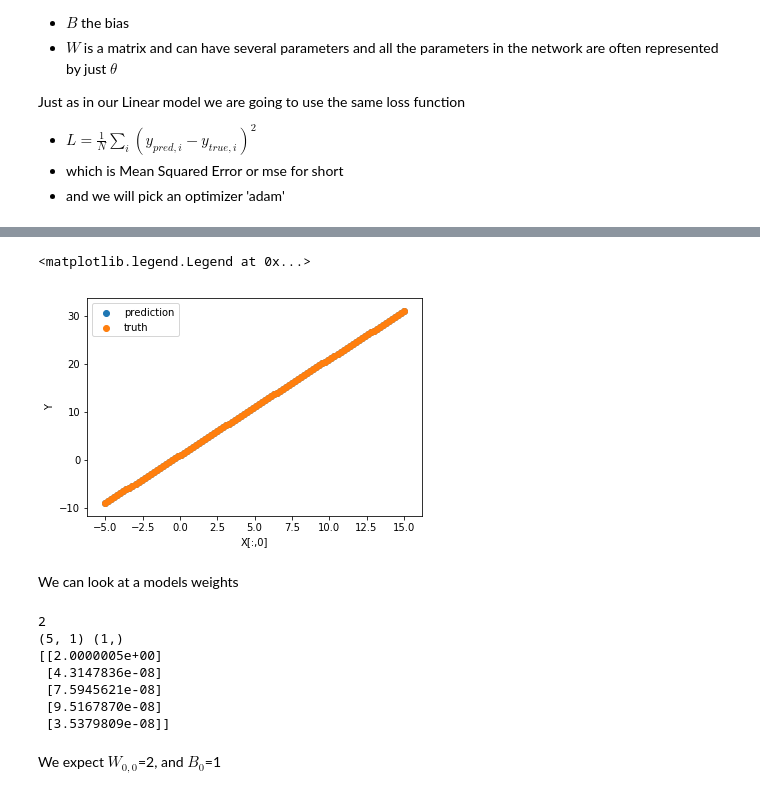
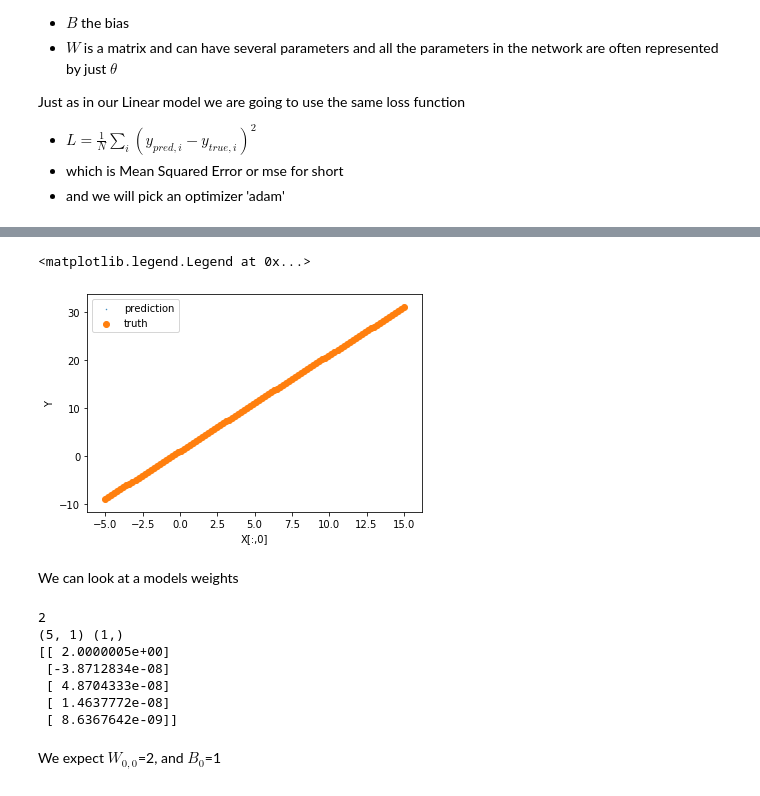
Before and after one commit to jsearcy1/racsml, a Jupyter notebook: notebooks/Neural_Networks.ipynb, the cells around one changed output, grey strips where cells are left out. Cells and saved outputs as stored; diff of their text form; code cells hidden in the pictures.

```diff
--- a/notebooks/Neural_Networks.ipynb
+++ b/notebooks/Neural_Networks.ipynb
@@ -46,4 +46,4 @@ We will need to fit this to data, which means finding the best values for $W_{i,
 input_layer=tf.keras.layers.Input(shape=(data_dim,))
 output_layer = tf.keras.layers.Dense(1)(input_layer)
 #A keras model is class used for fitting it takes input layers and output layers
-model=tf.keras.models.Model(input_layer,output_layer)
+linear_model=tf.keras.models.Model(input_layer,output_layer)
@@ -74,13 +79,13 @@ Just as in our Linear model we are going to use the same loss function
 
 
 #MSE= Mean Squared Error
-model.compile(loss='mse',optimizer='adam')
+linear_model.compile(loss='mse',optimizer='adam')
 
 # Fit Our Simple Neural Network
 # Stop fitting when the validation loss stops improving
 es=tf.keras.callbacks.EarlyStopping(monitor='val_loss', min_delta=0, patience=5, verbose=0, mode='auto')
 #Fit
-model.fit(X,Y,epochs=100,validation_split=0.5,callbacks=[es]) #Have Keras make a test/validation split for us
+linear_model.fit(X,Y,epochs=100,validation_split=0.5,callbacks=[es]) #Have Keras make a test/validation split for us
 # %% [output]
 Train on 5000 samples, validate on 5000 samples
 Epoch 1/100
@@ -103,21 +108,21 @@ Epoch 100/100
 # %%
 X_test=np.random.uniform(0,10,size=(100,data_dim))
 X_test[:,0]=np.linspace(-5,15,100)
 Y_test=func(X_test)
-Y_pred=model.predict(X_test)
+Y_pred=linear_model.predict(X_test)
 
-plt.scatter(X_test[:,0],Y_pred,label='prediction')
+plt.scatter(X_test[:,0],Y_pred,label='prediction',s=0.2)
 plt.scatter(X_test[:,0],Y_test,label='truth')
 plt.xlabel('X[:,0]')
 plt.ylabel('Y')
 plt.legend()
 # %% [output]
 <matplotlib.legend.Legend at 0x...>
-[figure, old version]
+[figure, new version]
 # %% [markdown]
 We can look at a models weights
 # %%
-weights=model.get_weights()
+weights=linear_model.get_weights()
 print(len(weights))
 print(weights[0].shape,weights[1].shape)
 
@@ -125,11 +130,11 @@ print(weights[0])
 # %% [output]
 2
 (5, 1) (1,)
-[[2.0000005e+00]
- [4.3147836e-08]
- [7.5945621e-08]
- [9.5167870e-08]
- [3.5379809e-08]]
+[[ 2.0000005e+00]
+ [-3.8712834e-08]
+ [ 4.8704333e-08]
+ [ 1.4637772e-08]
+ [ 8.6367642e-09]]
 # %% [markdown]
 We expect $W_{0,0}$=2, and $B_0$=1
 # %%
```
Also changed, not shown: parts of 17 cells of this notebook, 2 other files.
